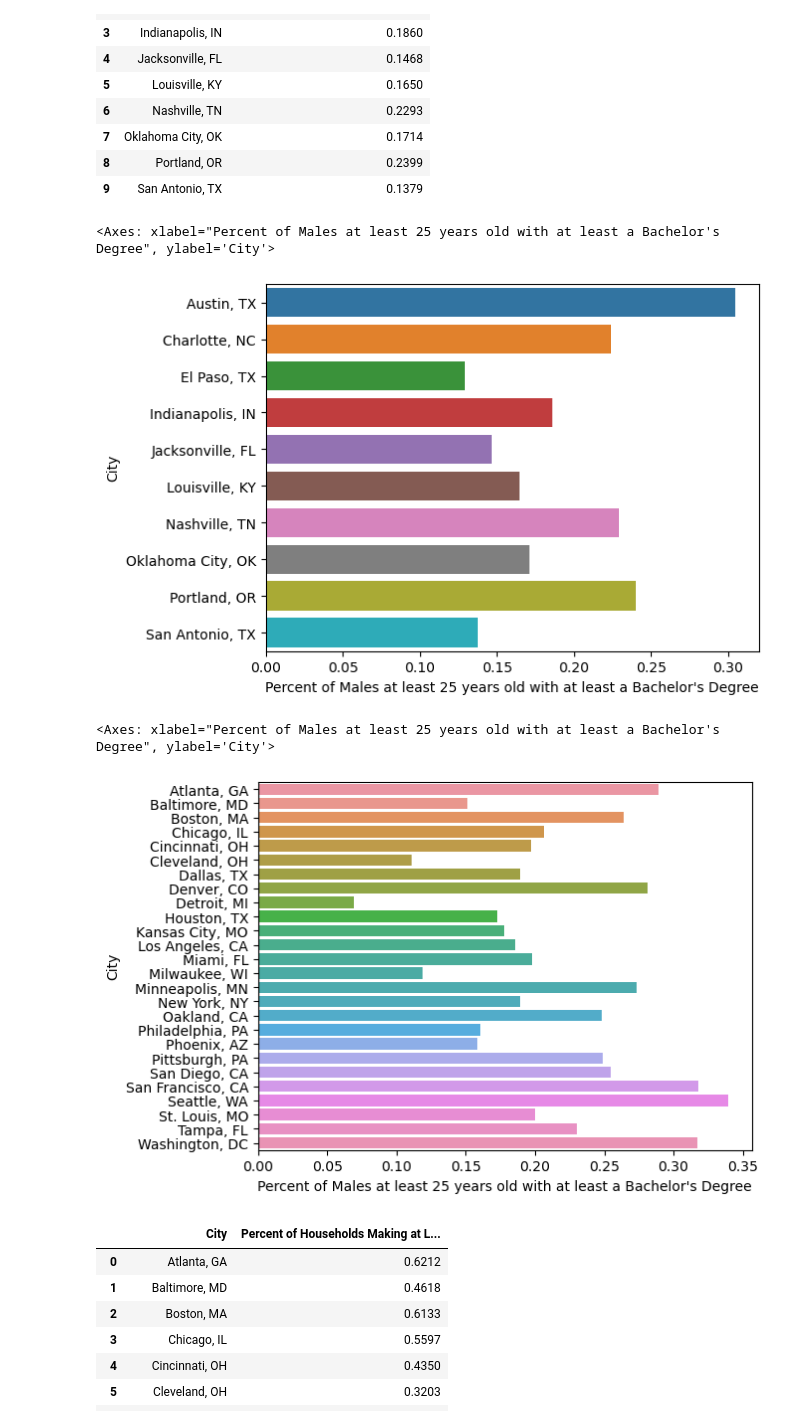
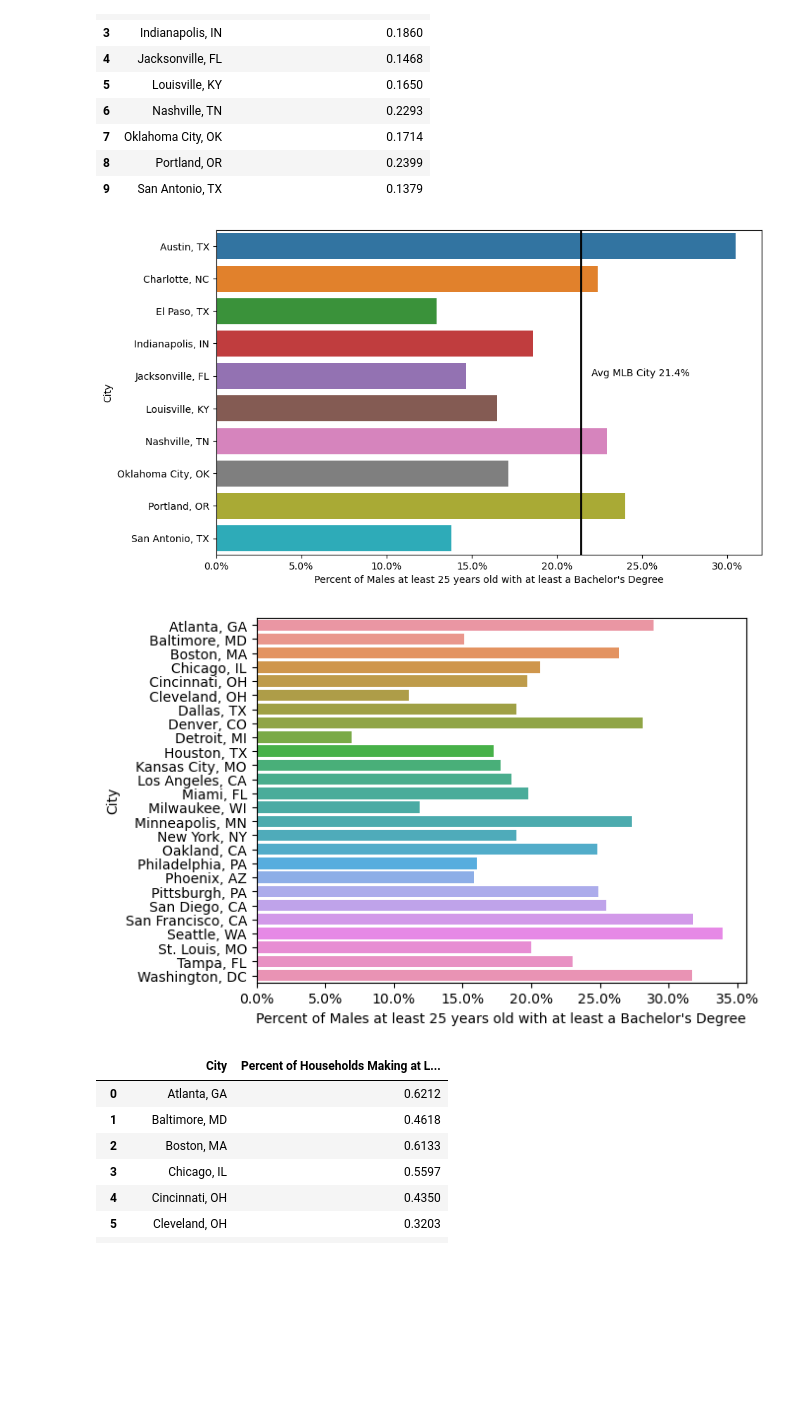
Before and after one commit to NashvilleNorris/norris_capstone, a Jupyter notebook: data/capstone.ipynb, the cells around one changed output. Drawn from its saved outputs; the diff is of its cells as text; code cells hidden in the pictures; blank space fills up the shorter version.

```diff
--- a/data/capstone.ipynb
+++ b/data/capstone.ipynb
@@ -77,21 +83,28 @@ education_no_team
 | 8 | Portland, OR | 0.2399 |
 | 9 | San Antonio, TX | 0.1379 |
 # %%
+fig, ax = plt.subplots(figsize=(10, 6))
 sns.barplot(x = "Percent of Males at least 25 years old with at least a Bachelor's Degree",
             y = "City",
-           data = education_no_team)
+           data = education_no_team).axvline(x=0.2139, color= 'black', linewidth=2)
+ax.text(0.22,4, "Avg MLB City 21.4%")
+ax.set_xticklabels(map('{:.1f}%'.format, 100*ax.xaxis.get_majorticklocs()));
+#sns.barplot(x = "Percent of Males at least 25 years old with at least a Bachelor's Degree",
+            #y = "City",
+           #data = education_no_team
 # %% [output]
-<Axes: xlabel="Percent of Males at least 25 years old with at least a Bachelor's Degree", ylabel='City'>
-[figure, old version]
+[figure, new version]
 # %%
 education_has_team = pd.read_excel('education_breakdown.xlsx',sheet_name='Has MLB Team')
 # %%
+fig = plt.figure()
+ax = fig.add_subplot(1,1,1)
 sns.barplot(x = "Percent of Males at least 25 years old with at least a Bachelor's Degree",
             y = "City",
            data = education_has_team)
+ax.set_xticklabels(map('{:.1f}%'.format, 100*ax.xaxis.get_majorticklocs()));
 # %% [output]
-<Axes: xlabel="Percent of Males at least 25 years old with at least a Bachelor's Degree", ylabel='City'>
-[figure, old version]
+[figure, new version]
 # %%
 income_has_team = pd.read_excel('income_breakdown.xlsx',sheet_name='HAS MLB Team')
 # %%
```
Also changed, not shown: parts of 10 cells of this notebook, 15 other files.
